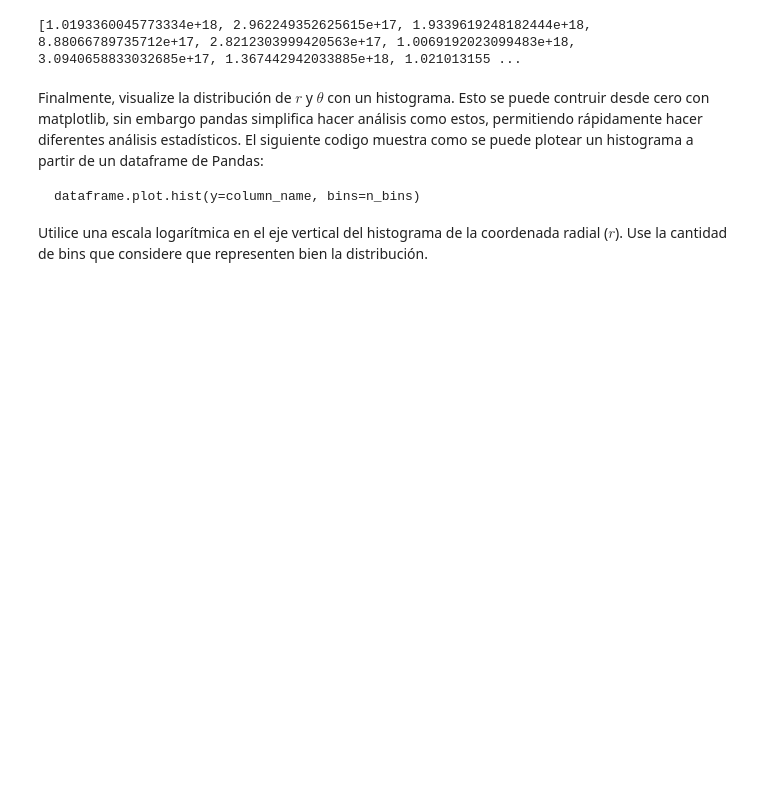
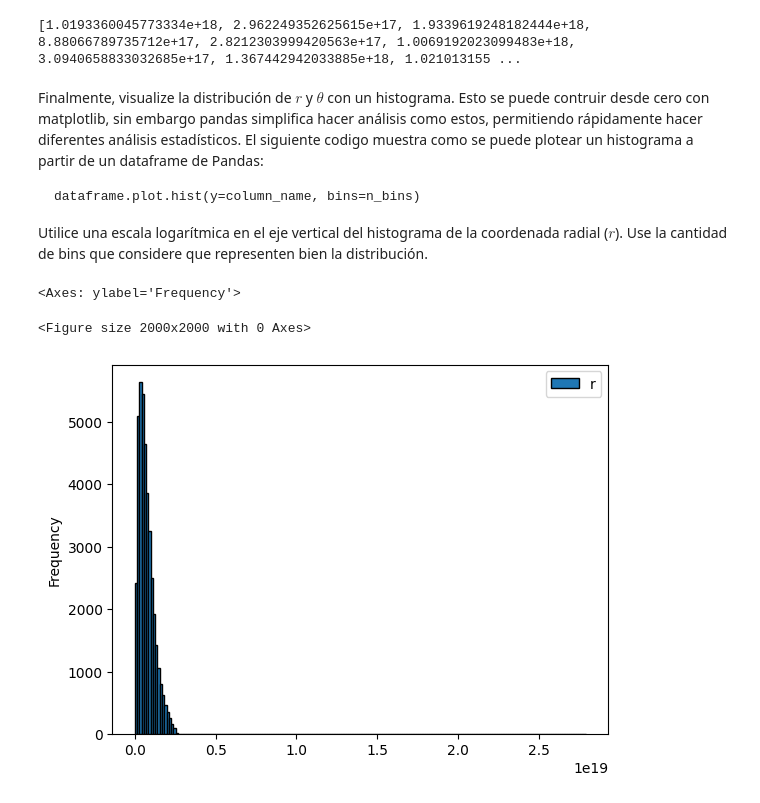
Before and after one commit to AstroOlguin/Tarea-1, a Jupyter notebook: Tarea_1.ipynb, the cells around one changed output. Cells and saved outputs as stored; diff of their text form; code cells hidden in the pictures; blank space fills up the shorter version.

````diff
--- a/Tarea_1.ipynb
+++ b/Tarea_1.ipynb
@@ -717,3 +717,9 @@ dataframe.plot.hist(y=column_name, bins=n_bins)
 ```
 
 Utilice una escala logarítmica en el eje vertical del histograma de la coordenada radial ($r$). Use la cantidad de bins que considere que representen bien la distribución.
+# %%
+galaxy2.plot.hist(y='r', bins=200,edgecolor='black')
+# %% [output]
+<Axes: ylabel='Frequency'>
+<Figure size 2000x2000 with 0 Axes>
+[figure, added]
````
